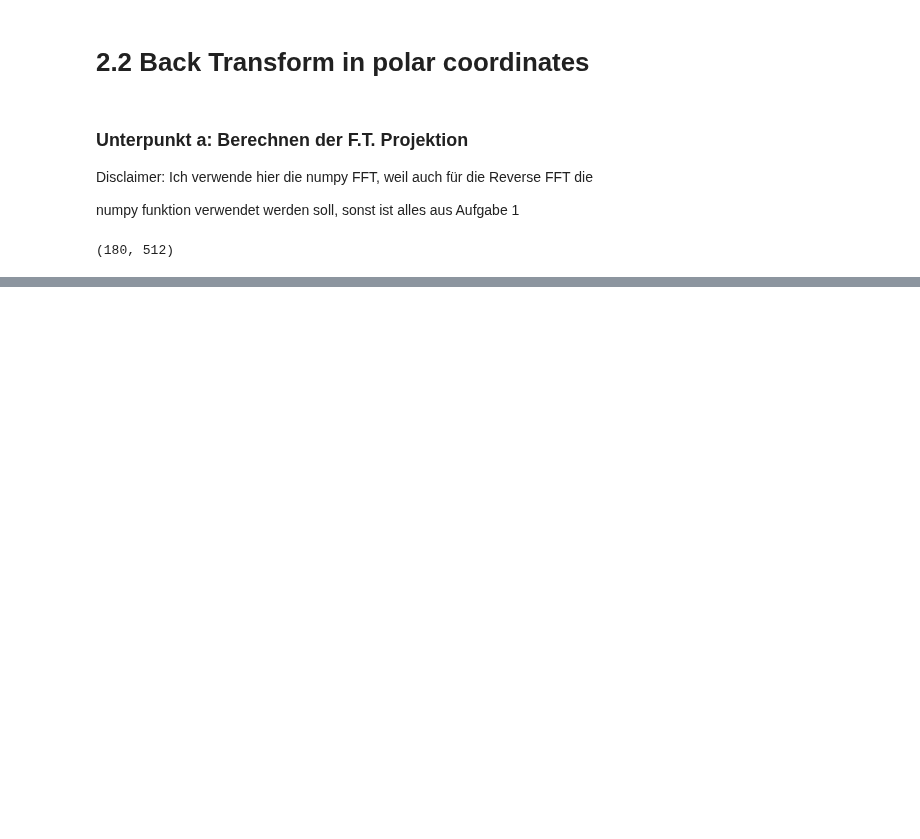
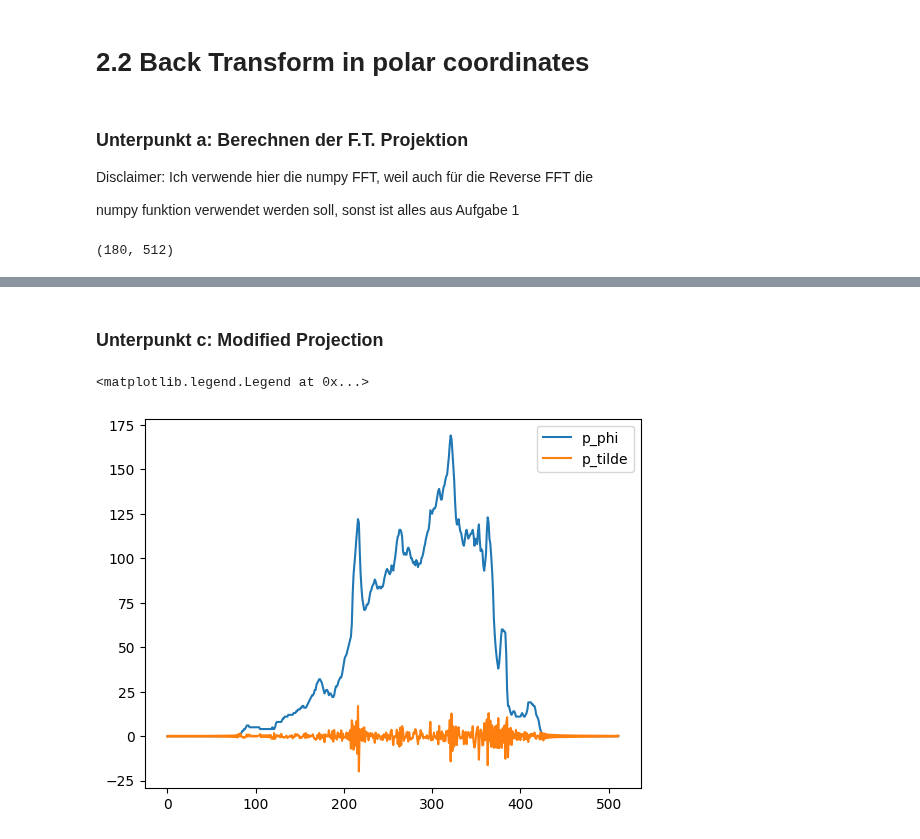
Before and after one commit to OverAmpJinx/CompPhyWS25, a Jupyter notebook: Assignment2/a22backwardtrafo.ipynb, the cells around one changed output, grey strips where cells are left out. Drawn from its saved outputs; the diff is of its cells as text; code cells hidden in the pictures; blank space fills up the shorter version.

```diff
--- a/Assignment2/a22backwardtrafo.ipynb
+++ b/Assignment2/a22backwardtrafo.ipynb
@@ -29,0 +44,15 @@ print( F_phi.shape)
+# %% [markdown]
+### Unterpunkt c: Modified Projection
+# %%
+#Mod. Projektion ist die Rücktransformierte FFT * betrag kxi
+F_k_mod = np.abs(kxi)[None, :] * F_phi
+p_tilde = np.fft.ifft(F_k_mod, axis=1).real
+
+#kurzer Plot als test und sanity chekc lol
+plt.plot(p_phi[0], label="p_phi")
+plt.plot(p_tilde[0], label="p_tilde")
+plt.legend()
+#ok schaut schon mal ned schlecht aus, macht auf jeden fall was es soll xD
+# %% [output]
+<matplotlib.legend.Legend at 0x...>
+[figure, added]
```
Also changed, not shown: parts of 1 cell of this notebook.
